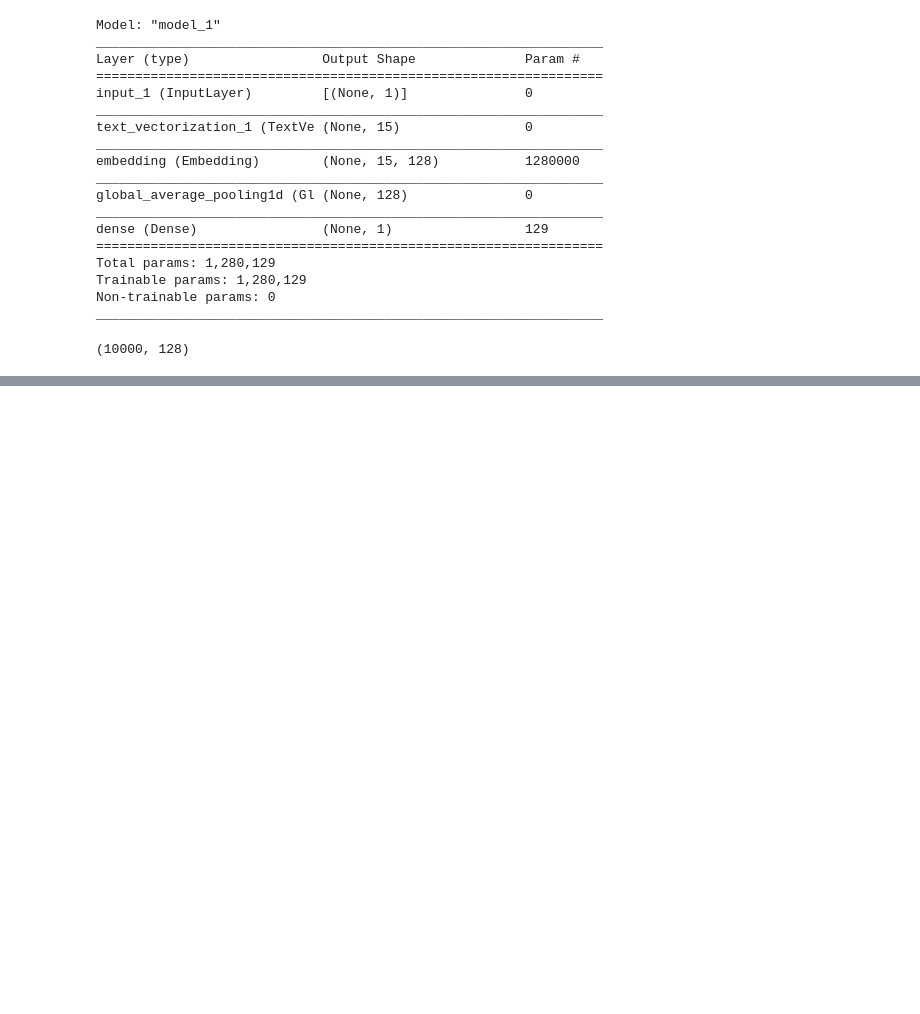
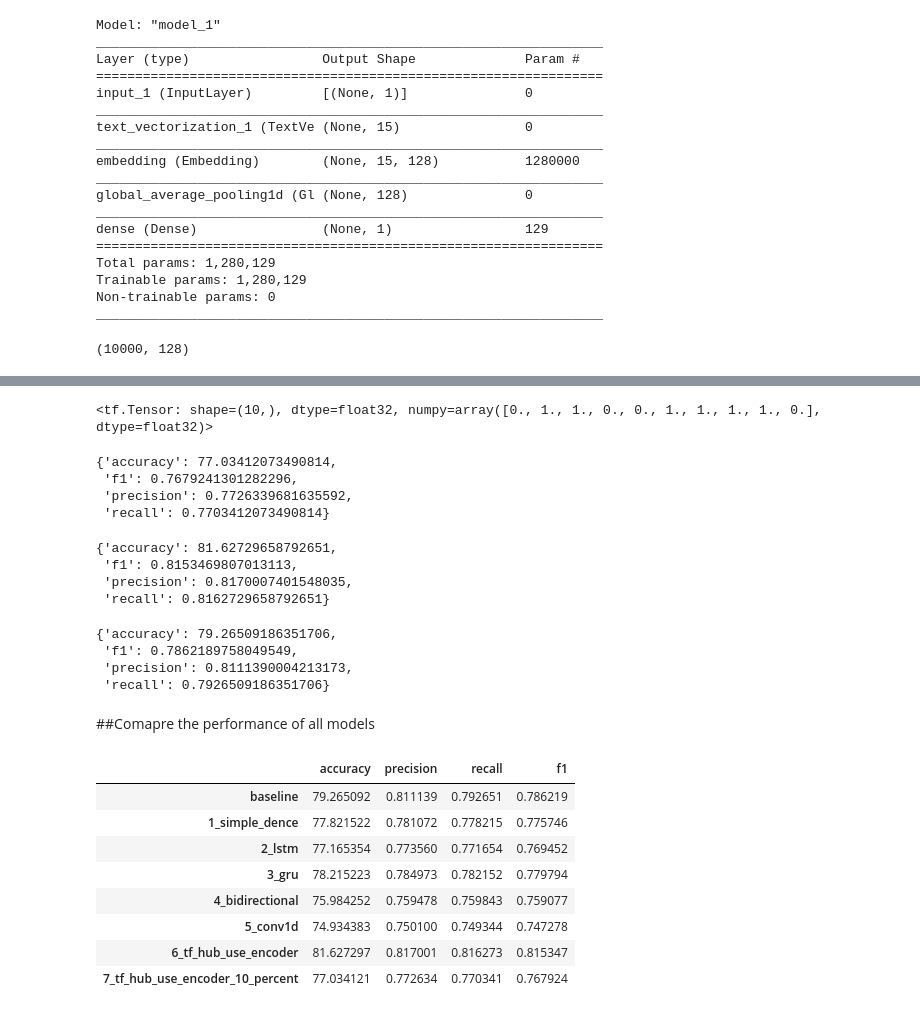
Before and after one commit to PasinduUkwatta/TensorFlow--Practise, a Jupyter notebook: Introduction_to_nlp_with_tensorflow (1).ipynb, the cells around one changed output, grey strips where cells are left out. Drawn from its saved outputs; the diff is of its cells as text; code cells hidden in the pictures; blank space fills up the shorter version.

```diff
--- a/Introduction_to_nlp_with_tensorflow (1).ipynb
+++ b/Introduction_to_nlp_with_tensorflow (1).ipynb
@@ -614,0 +1287,8 @@ except Exception:
+# %%
+#trained the classfier on use layer
+model_7_history=model_7.fit(train_sentences_10_percent,
+                            train_labels_10_percent,
+                            epochs=5,
+                            validation_data=(val_sentences,val_labels),
+                            callbacks=[create_tensorboard_callback(SAVE_DIR,
+                                                                   "tf_hub_sentence_encoder_10_percent_correct_split")])
@@ -614,0 +1307,4 @@ except Exception:
+# %%
+#make predcitons
+model_7_pred_probs=model_7.predict(val_sentences)
+model_7_pred_probs[:10]
@@ -614,0 +1322,55 @@ except Exception:
+# %%
+#convert preds to labels
+model_7_preds=tf.squeeze(tf.round(model_7_pred_probs))
+model_7_preds[:10]
+# %% [output]
+<tf.Tensor: shape=(10,), dtype=float32, numpy=array([0., 1., 1., 0., 0., 1., 1., 1., 1., 0.], dtype=float32)>
+# %%
+model_7_results=calcualte_results(y_true=val_labels,
+                                  y_preds=model_7_preds)
+
+model_7_results
+# %% [output]
+{'accuracy': 77.03412073490814,
+ 'f1': 0.7679241301282296,
+ 'precision': 0.7726339681635592,
+ 'recall': 0.7703412073490814}
+# %%
+model_6_results
+# %% [output]
+{'accuracy': 81.62729658792651,
+ 'f1': 0.8153469807013113,
+ 'precision': 0.8170007401548035,
+ 'recall': 0.8162729658792651}
+# %%
+baseline_results
+# %% [output]
+{'accuracy': 79.26509186351706,
+ 'f1': 0.7862189758049549,
+ 'precision': 0.8111390004213173,
+ 'recall': 0.7926509186351706}
+# %% [markdown]
+##Comapre the performance of all models
+# %%
+#combine model results into a dataframe
+all_model_results=pd.DataFrame({"baseline" :baseline_results,
+                                "1_simple_dence":model_1_results,
+                                "2_lstm":model_2_results,
+                                "3_gru":model_3_results,
+                                "4_bidirectional":model_4_results,
+                                "5_conv1d":model_5_results,
+                                "6_tf_hub_use_encoder":model_6_results,
+                                "7_tf_hub_use_encoder_10_percent":model_7_results})
+
+all_model_results=all_model_results.transpose()
+all_model_results
+# %% [output]
+|  | accuracy | precision | recall | f1 |
+| baseline | 79.265092 | 0.811139 | 0.792651 | 0.786219 |
+| 1_simple_dence | 77.821522 | 0.781072 | 0.778215 | 0.775746 |
+| 2_lstm | 77.165354 | 0.773560 | 0.771654 | 0.769452 |
+| 3_gru | 78.215223 | 0.784973 | 0.782152 | 0.779794 |
+| 4_bidirectional | 75.984252 | 0.759478 | 0.759843 | 0.759077 |
+| 5_conv1d | 74.934383 | 0.750100 | 0.749344 | 0.747278 |
+| 6_tf_hub_use_encoder | 81.627297 | 0.817001 | 0.816273 | 0.815347 |
+| 7_tf_hub_use_encoder_10_percent | 77.034121 | 0.772634 | 0.770341 | 0.767924 |
```
Also changed, not shown: parts of 109 cells of this notebook, 1 other file.
